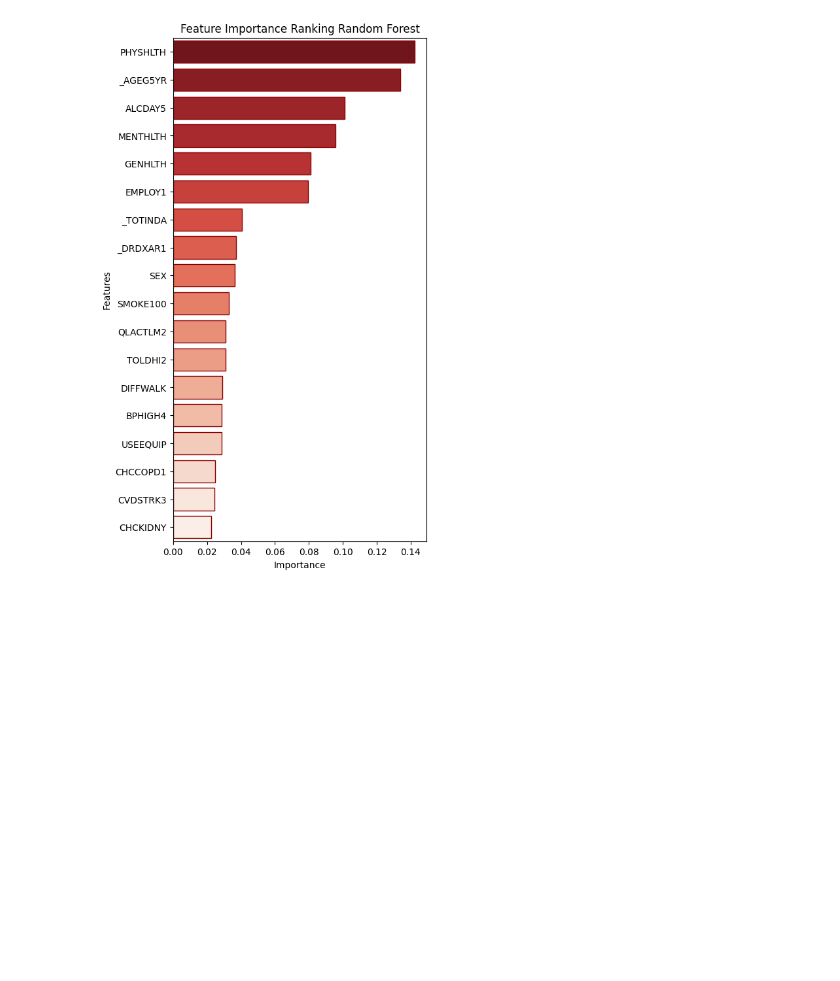
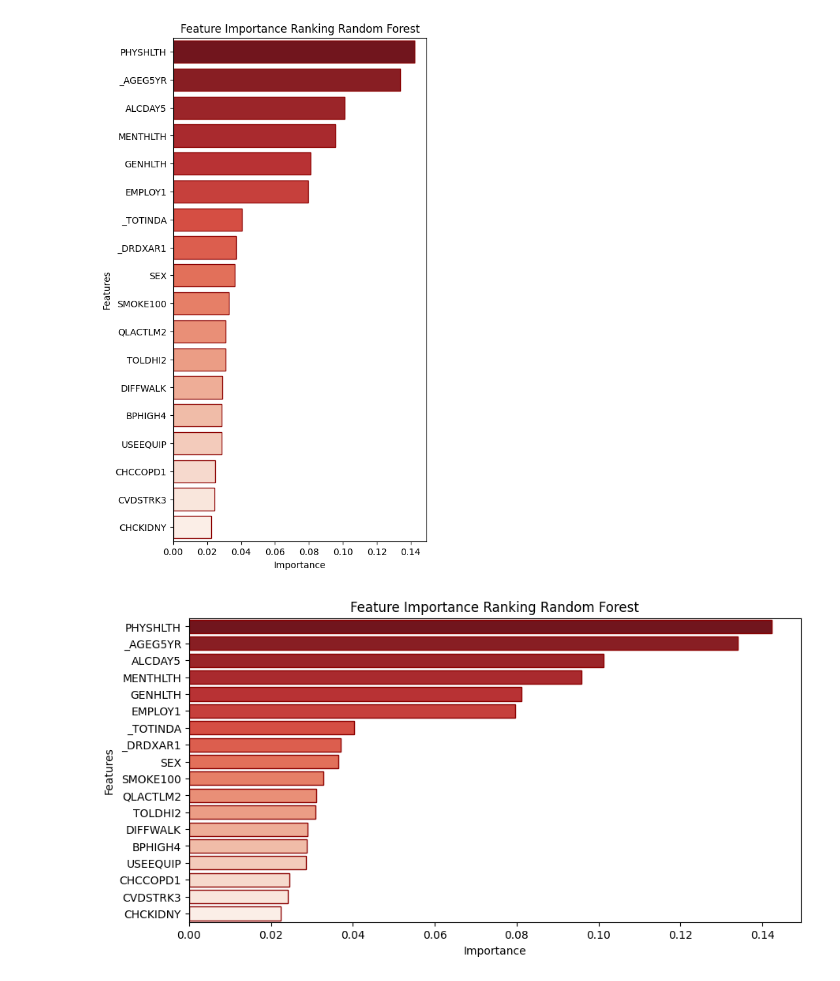
Before and after one commit to carlosla2802/TFG-repo, a Jupyter notebook: tfg_code.ipynb, the cells around one changed output. Drawn from its saved outputs; the diff is of its cells as text; code cells hidden in the pictures; blank space fills up the shorter version.

```diff
--- a/tfg_code.ipynb
+++ b/tfg_code.ipynb
@@ -1498,3 +1542,25 @@ plt.ylabel('Features')
 plt.show()
 # %% [output]
 [figure]
+# %%
+# Extract features names
+feature_names = X_train.columns
+
+# Get feature importances from the model
+importances = best_model.feature_importances_
+
+# Create a DataFrame to hold the feature names and their importance
+feature_importance_df = pd.DataFrame({'Feature': feature_names, 'Importance': importances})
+
+# Sort the DataFrame based on the importance of the features
+feature_importance_df = feature_importance_df.sort_values(by='Importance', ascending=False)
+
+# Plotting
+plt.figure(figsize=(10, 5))
+sns.barplot(data=feature_importance_df, x='Importance', y='Feature', palette='Reds_r', edgecolor='darkred', ax=plt.gca())
+plt.title('Feature Importance Ranking Random Forest')
+plt.xlabel('Importance')
+plt.ylabel('Features')
+plt.show()
+# %% [output]
+[figure, added]
```
Also changed, not shown: parts of 4 cells of this notebook.
